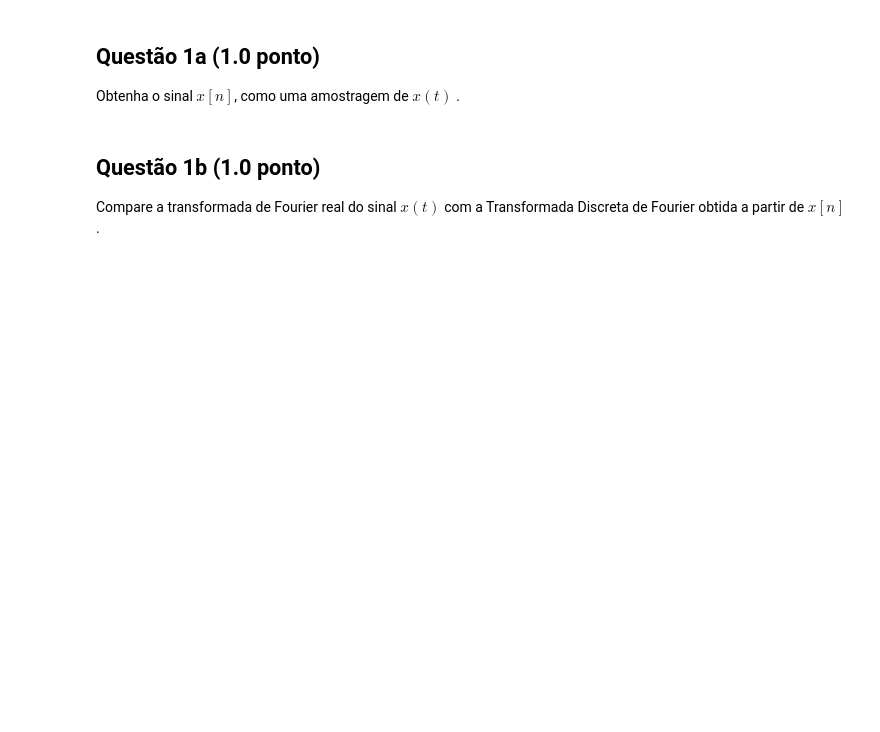
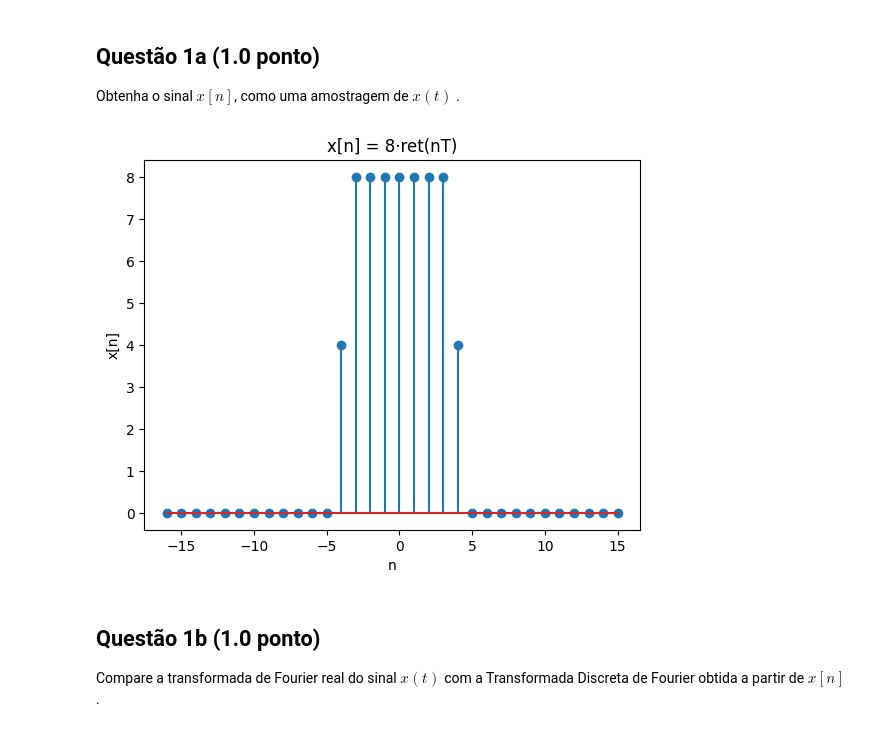
Before and after one commit to RaulMyron/sstd_unb, a Jupyter notebook: Projeto_3/projeto3.ipynb, the cells around one changed output. Cells and saved outputs as stored; diff of their text form; code cells hidden in the pictures; blank space fills up the shorter version.

```diff
--- a/Projeto_3/projeto3.ipynb
+++ b/Projeto_3/projeto3.ipynb
@@ -37,3 +72,20 @@ Obtenha o sinal $x\left[n\right]$, como uma amostragem de $x\left(t\right)$ .
+# %%
+T = 1/8
+f0 = 1/4
+Fs = 1/T
+N = int(Fs/f0)
+
+n = np.arange(-N//2, N//2)
+t = n*T
+x_n = 8*ret(t)
+
+plt.stem(n, x_n)
+plt.title('x[n] = 8·ret(nT)')
+plt.xlabel('n')
+plt.ylabel('x[n]')
+plt.show()
+# %% [output]
+[figure, added]
 # %% [markdown]
 ## Questão 1b (1.0 ponto)
 
```
Also changed, not shown: parts of 16 cells of this notebook, 1 other file.
